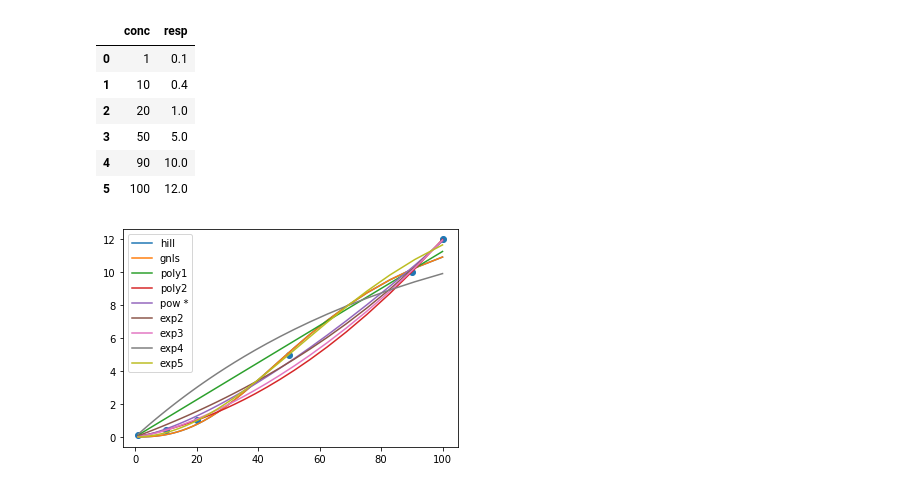
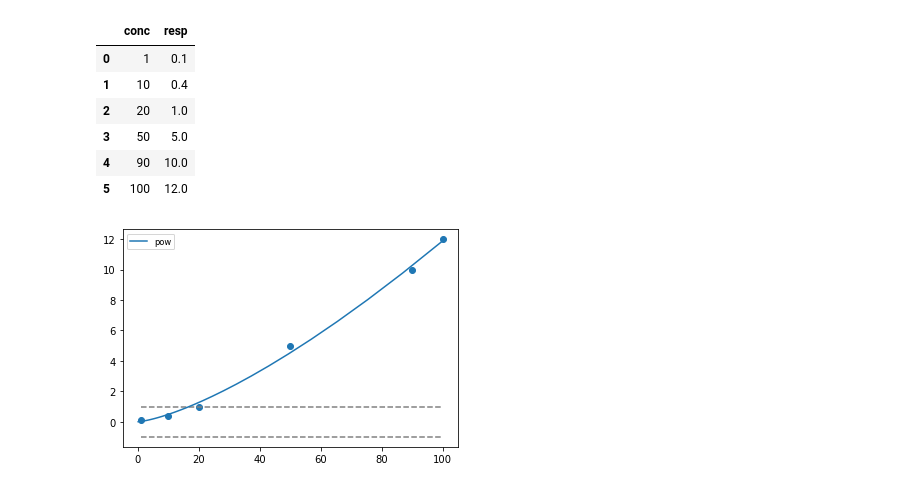
Before and after one commit to i-shah/tcpl-py, a Jupyter notebook: notebooks/dev/004-tcpl-v2.ipynb, the cells around one changed output. Cells and saved outputs as stored; diff of their text form; code cells hidden in the pictures.

Commit message:
Update CurveFit class to calculate hit information

```diff
--- a/notebooks/dev/004-tcpl-v2.ipynb
+++ b/notebooks/dev/004-tcpl-v2.ipynb
@@ -59,12 +62,12 @@ CR
 # %%
 from tcpl.fit.crvfit import *
 
 CF0 = CurveFit()
 
 CF0.fit(CR.conc,CR.resp,cutoff=1)
-CF0.plot_fits(interp=True)
+CF0.plot_fits(interp=True,best_only=True)
 # %% [output]
-[figure, old version]
+[figure, new version]
 # %%
 F=CF0.calc_bmds(BMR=[1,2,3],model='exp5')
 F
```
Also changed, not shown: parts of 6 cells of this notebook, 5 other files.
